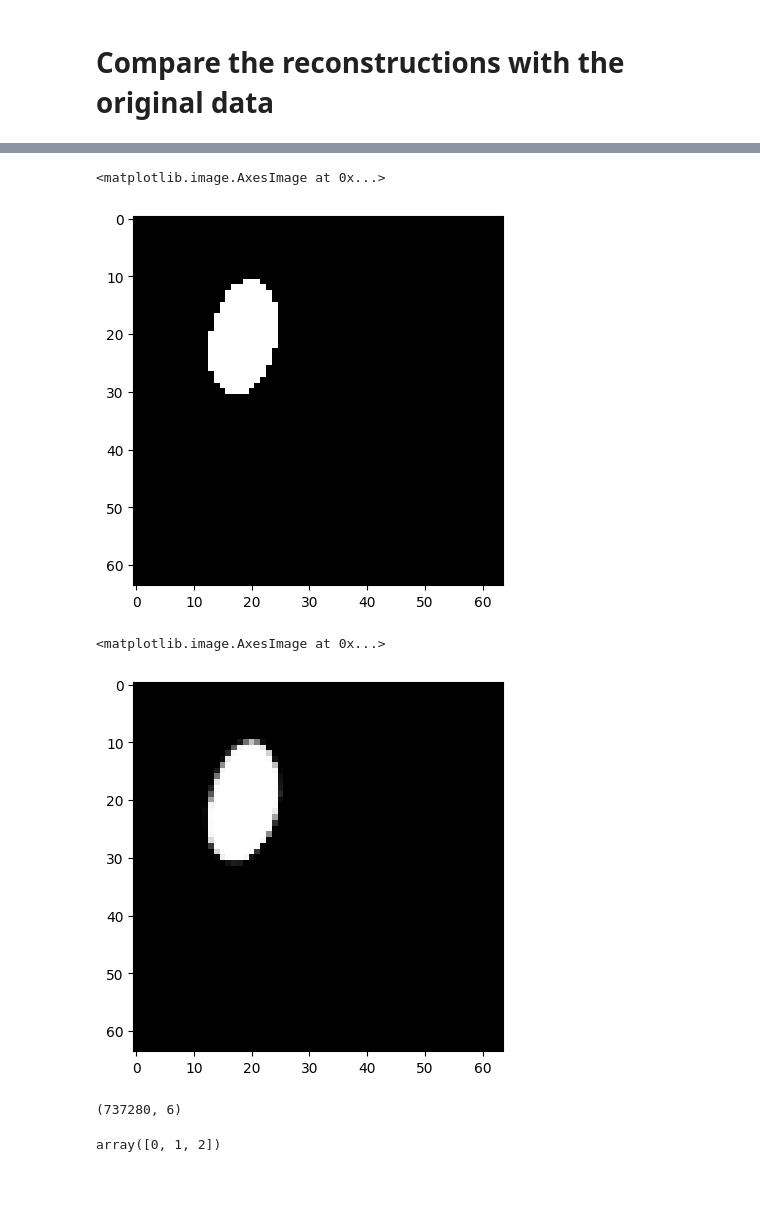
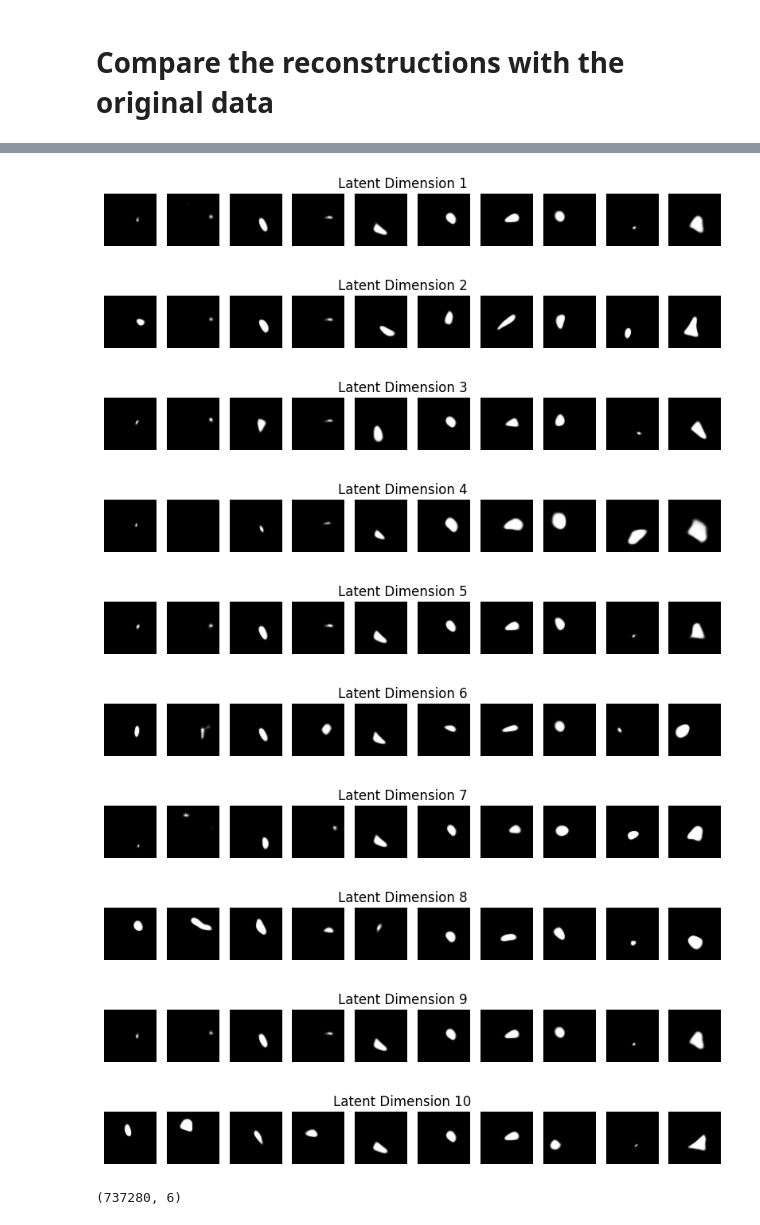
Before and after one commit to teddyalexandre/DELIRES-VAE-Disentanglement, a Jupyter notebook: code/betavae.ipynb, the cells around one changed output, grey strips where cells are left out. Saved outputs shown, nothing was run; the diff lists cells and outputs as text; code cells hidden in the pictures; blank space fills up the shorter version.

Commit message:
add traversals + first attempt at implementing the metric for betaVAE

```diff
--- a/code/betavae.ipynb
+++ b/code/betavae.ipynb
@@ -267,12 +284,58 @@ plot_reconstructions(model, imgs_testloader, device)
-# %%
-plt.imshow(data[0].squeeze().cpu().detach().numpy(), cmap='Greys_r')
-# %% [output]
-<matplotlib.image.AxesImage at 0x...>
-[figure, removed]
-# %%
-plt.imshow(recon_batch[0].squeeze().cpu().detach().numpy(), cmap='Greys_r')
-# %% [output]
-<matplotlib.image.AxesImage at 0x...>
-[figure, removed]
+# %%
+def plot_latent_traversals_each_dim(model, device, n=10, z_dim=10, traversal_range=3):
+    """
+    Visualize latent traversals along each dimension of the latent space.
+
+    Args:
+    - model (nn.Module): Trained VAE model.
+    - device (torch.device): Device to perform computations on (cuda or cpu).
+    - n (int): Number of samples to generate for each traversal.
+    - z_dim (int): Dimension of the latent space.
+    - traversal_range (float): Range for latent traversal.
+
+    Returns:
+    - None: Displays the grid of generated images for each dimension.
+    """
+    model.eval()
+    with torch.no_grad():
+        # Generate fixed latent codes
+        fixed_z = torch.randn(n, z_dim).to(device)
+
+        # Create traversal values
+        traversal_values = torch.linspace(-traversal_range, traversal_range, n).to(device)
+
+        # Loop over each dimension and create traversed latent codes
+        for fixed_dim in range(z_dim):
+            latent_codes = fixed_z.clone()
+            for i in range(n):
+                latent_codes[i, fixed_dim] = traversal_values[i]
+
+            # Generate images from traversed latent codes
+            reconstructions = model.decoder(latent_codes)
+
+            # Plotting
+            plt.figure(figsize=(n, 2))
+            for i in range(n):
+                plt.subplot(2, n, i + 1)
+                plt.imshow(reconstructions[i].cpu().permute(1, 2, 0).squeeze(), cmap='gray')
+                plt.axis('off')
+            plt.suptitle(f'Latent Dimension {fixed_dim+1}')
+            plt.show()
+# %%
+n = 10  # Number of samples for each traversal
+traversal_range = 3  # Range for traversal
+
+plot_latent_traversals_each_dim(model, device, n=n, z_dim=10, traversal_range=traversal_range)
+# %% [output]
+[figure, added]
+[figure, added]
+[figure, added]
+[figure, added]
+[figure, added]
+[figure, added]
+[figure, added]
+[figure, added]
+[figure, added]
+[figure, added]
 # %%
 latent_values = dataset_zip['latents_values']
@@ -282,6 +345,2 @@ latents_classes.shape
 # %% [output]
 (737280, 6)
-# %%
-np.unique(latents_classes[:, 1])
-# %% [output]
-array([0, 1, 2])
```
Also changed, not shown: parts of 18 cells of this notebook.
